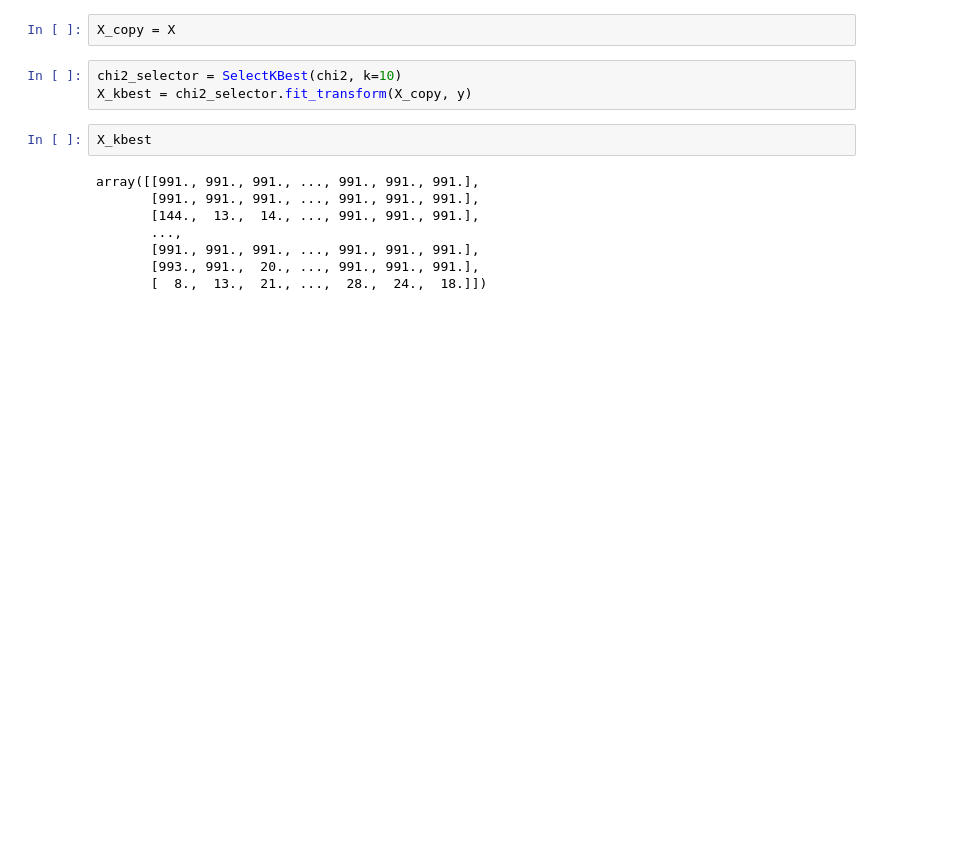
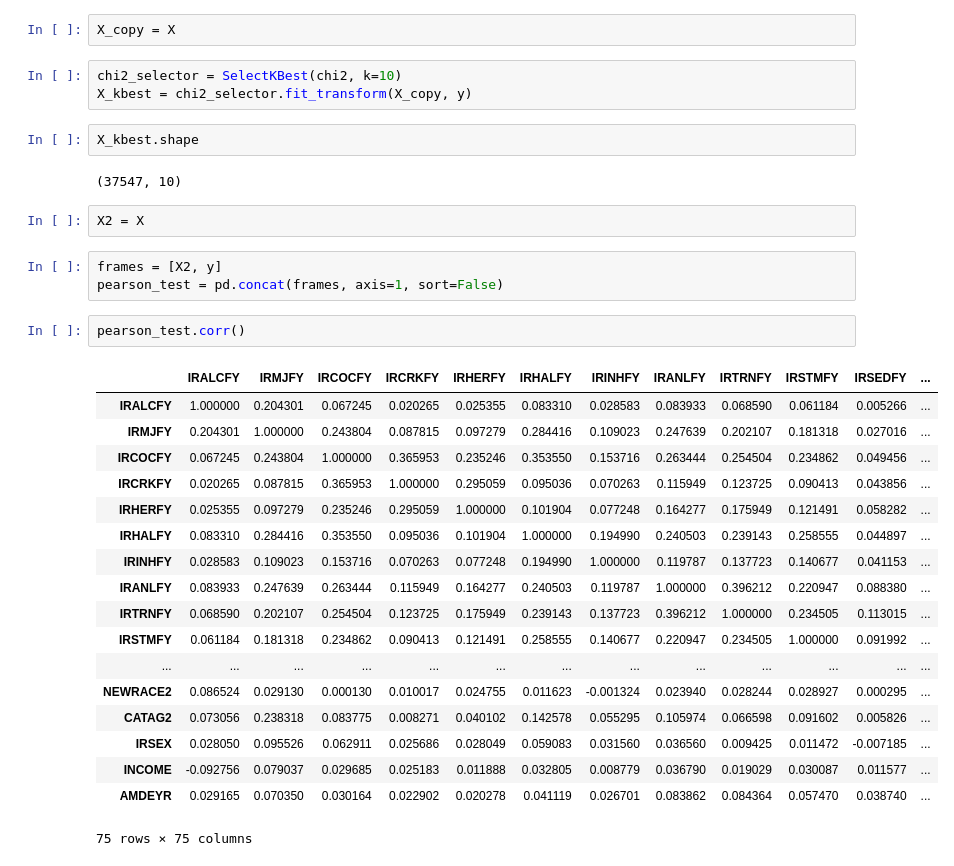
Before and after one commit to ShakedShalem/drug-analysis, a Jupyter notebook: Pipeline.ipynb, the cells around one changed output. Cells and saved outputs as stored; diff of their text form; blank space fills up the shorter version.

Commit message:
change X columns

```diff
--- a/Pipeline.ipynb
+++ b/Pipeline.ipynb
@@ -24,12 +24,32 @@ X_copy = X
 chi2_selector = SelectKBest(chi2, k=10)
 X_kbest = chi2_selector.fit_transform(X_copy, y)
 # %%
-X_kbest
+X_kbest.shape
 # %% [output]
-array([[991., 991., 991., ..., 991., 991., 991.],
-       [991., 991., 991., ..., 991., 991., 991.],
-       [144.,  13.,  14., ..., 991., 991., 991.],
-       ...,
-       [991., 991., 991., ..., 991., 991., 991.],
-       [993., 991.,  20., ..., 991., 991., 991.],
-       [  8.,  13.,  21., ...,  28.,  24.,  18.]])
+(37547, 10)
+# %%
+X2 = X
+# %%
+frames = [X2, y]
+pearson_test = pd.concat(frames, axis=1, sort=False)
+# %%
+pearson_test.corr()
+# %% [output]
+|  | IRALCFY | IRMJFY | IRCOCFY | IRCRKFY | IRHERFY | IRHALFY | IRINHFY | IRANLFY | IRTRNFY | IRSTMFY | IRSEDFY | ... |
+| IRALCFY | 1.000000 | 0.204301 | 0.067245 | 0.020265 | 0.025355 | 0.083310 | 0.028583 | 0.083933 | 0.068590 | 0.061184 | 0.005266 | ... |
+| IRMJFY | 0.204301 | 1.000000 | 0.243804 | 0.087815 | 0.097279 | 0.284416 | 0.109023 | 0.247639 | 0.202107 | 0.181318 | 0.027016 | ... |
+| IRCOCFY | 0.067245 | 0.243804 | 1.000000 | 0.365953 | 0.235246 | 0.353550 | 0.153716 | 0.263444 | 0.254504 | 0.234862 | 0.049456 | ... |
+| IRCRKFY | 0.020265 | 0.087815 | 0.365953 | 1.000000 | 0.295059 | 0.095036 | 0.070263 | 0.115949 | 0.123725 | 0.090413 | 0.043856 | ... |
+| IRHERFY | 0.025355 | 0.097279 | 0.235246 | 0.295059 | 1.000000 | 0.101904 | 0.077248 | 0.164277 | 0.175949 | 0.121491 | 0.058282 | ... |
+| IRHALFY | 0.083310 | 0.284416 | 0.353550 | 0.095036 | 0.101904 | 1.000000 | 0.194990 | 0.240503 | 0.239143 | 0.258555 | 0.044897 | ... |
+| IRINHFY | 0.028583 | 0.109023 | 0.153716 | 0.070263 | 0.077248 | 0.194990 | 1.000000 | 0.119787 | 0.137723 | 0.140677 | 0.041153 | ... |
+| IRANLFY | 0.083933 | 0.247639 | 0.263444 | 0.115949 | 0.164277 | 0.240503 | 0.119787 | 1.000000 | 0.396212 | 0.220947 | 0.088380 | ... |
+| IRTRNFY | 0.068590 | 0.202107 | 0.254504 | 0.123725 | 0.175949 | 0.239143 | 0.137723 | 0.396212 | 1.000000 | 0.234505 | 0.113015 | ... |
+| IRSTMFY | 0.061184 | 0.181318 | 0.234862 | 0.090413 | 0.121491 | 0.258555 | 0.140677 | 0.220947 | 0.234505 | 1.000000 | 0.091992 | ... |
+| ... | ... | ... | ... | ... | ... | ... | ... | ... | ... | ... | ... | ... |
+| NEWRACE2 | 0.086524 | 0.029130 | 0.000130 | 0.010017 | 0.024755 | 0.011623 | -0.001324 | 0.023940 | 0.028244 | 0.028927 | 0.000295 | ... |
+| CATAG2 | 0.073056 | 0.238318 | 0.083775 | 0.008271 | 0.040102 | 0.142578 | 0.055295 | 0.105974 | 0.066598 | 0.091602 | 0.005826 | ... |
+| IRSEX | 0.028050 | 0.095526 | 0.062911 | 0.025686 | 0.028049 | 0.059083 | 0.031560 | 0.036560 | 0.009425 | 0.011472 | -0.007185 | ... |
+| INCOME | -0.092756 | 0.079037 | 0.029685 | 0.025183 | 0.011888 | 0.032805 | 0.008779 | 0.036790 | 0.019029 | 0.030087 | 0.011577 | ... |
+| AMDEYR | 0.029165 | 0.070350 | 0.030164 | 0.022902 | 0.020278 | 0.041119 | 0.026701 | 0.083862 | 0.084364 | 0.057470 | 0.038740 | ... |
+75 rows × 75 columns
```
Also changed, not shown: 1 other file.
